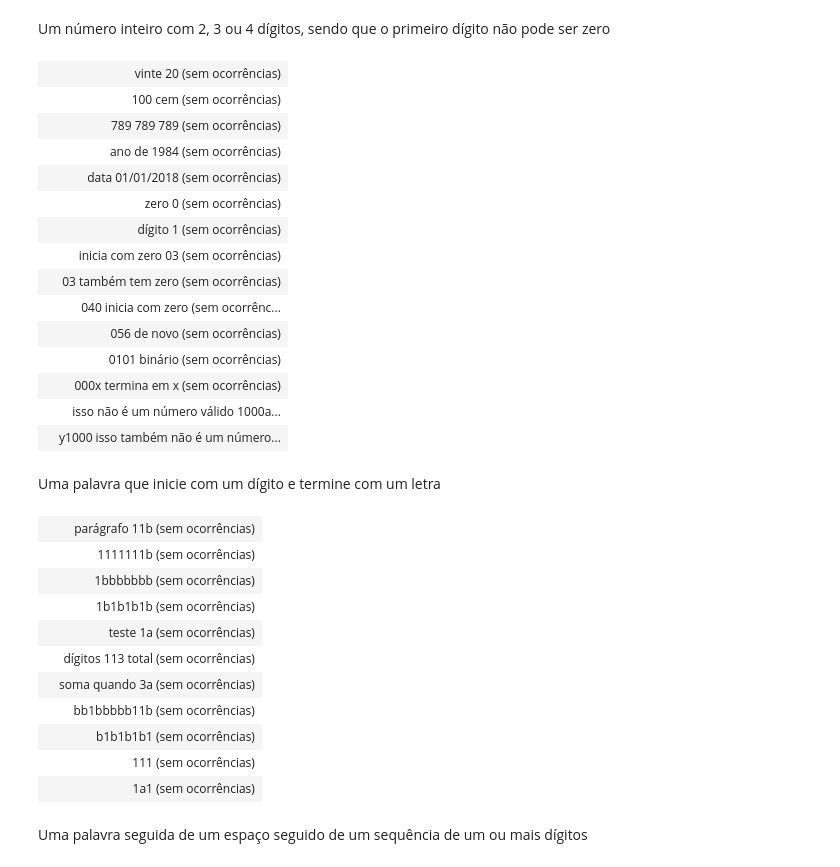
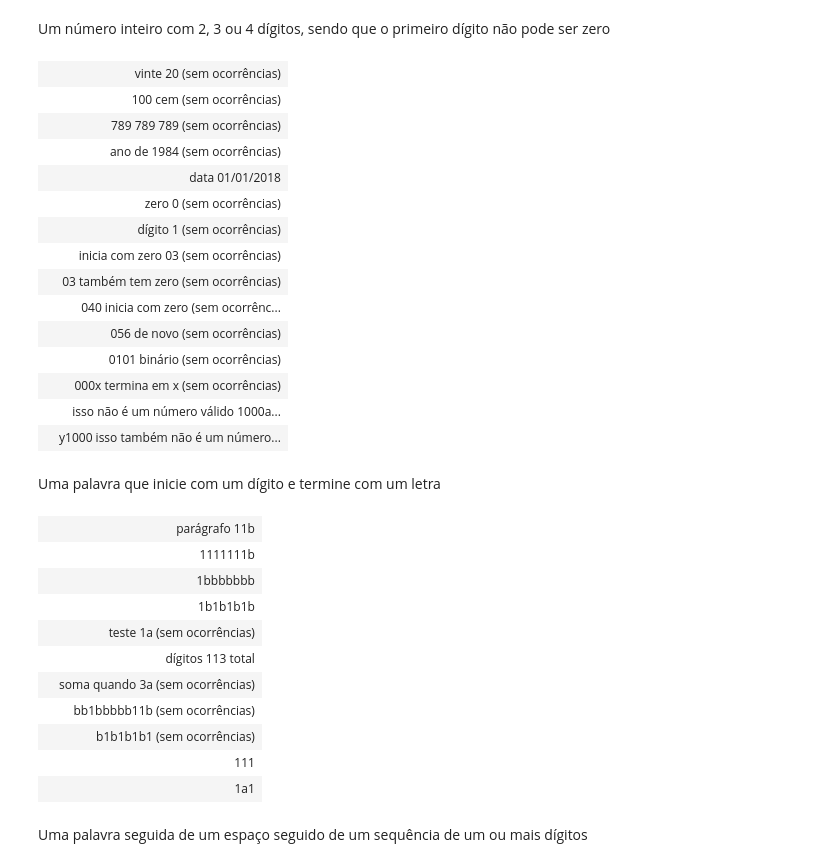
Before and after one commit to k3lvin-os/qads_execicio_obter_e_preparar_dados, a Jupyter notebook: QADS_Obtendo_e_Preparando_de_Dados_exercícios.ipynb, the cells around one changed output. Cells and saved outputs as stored; diff of their text form; code cells hidden in the pictures.

```diff
--- a/QADS_Obtendo_e_Preparando_de_Dados_exercícios.ipynb
+++ b/QADS_Obtendo_e_Preparando_de_Dados_exercícios.ipynb
@@ -114,13 +114,13 @@ exercicio(4, r'\d{3}')
 # %% [markdown]
 Um número inteiro com 2, 3 ou 4 dígitos, sendo que o primeiro dígito não pode ser zero
 # %%
-exercicio(5, r'\[^0]d{2,4}')
+exercicio(5, r'\b[^0\w\s]\d{2,4}\b')
 # %% [output]
 |  | vinte 20 (sem ocorrências) |
 |  | 100 cem (sem ocorrências) |
 |  | 789 789 789 (sem ocorrências) |
 |  | ano de 1984 (sem ocorrências) |
-|  | data 01/01/2018 (sem ocorrências) |
+|  | data 01/01/2018 |
 |  | zero 0 (sem ocorrências) |
 |  | dígito 1 (sem ocorrências) |
 |  | inicia com zero 03 (sem ocorrências) |
@@ -134,19 +134,19 @@ exercicio(5, r'\[^0]d{2,4}')
 # %% [markdown]
 Uma palavra que inicie com um dígito e termine com um letra
 # %%
-exercicio(6, r'^\d\w$')
+exercicio(6, r'\b\d[\d\w]+\w\b')
 # %% [output]
-|  | parágrafo 11b (sem ocorrências) |
-|  | 1111111b (sem ocorrências) |
-|  | 1bbbbbbb (sem ocorrências) |
-|  | 1b1b1b1b (sem ocorrências) |
+|  | parágrafo 11b |
+|  | 1111111b |
+|  | 1bbbbbbb |
+|  | 1b1b1b1b |
 |  | teste 1a (sem ocorrências) |
-|  | dígitos 113 total (sem ocorrências) |
+|  | dígitos 113 total |
 |  | soma quando 3a (sem ocorrências) |
 |  | bb1bbbbb11b (sem ocorrências) |
 |  | b1b1b1b1 (sem ocorrências) |
-|  | 111 (sem ocorrências) |
-|  | 1a1 (sem ocorrências) |
+|  | 111 |
+|  | 1a1 |
 # %% [markdown]
 Uma palavra seguida de um espaço seguido de um sequência de um ou mais dígitos
 # %%
```
Also changed, not shown: parts of 9 cells of this notebook.
